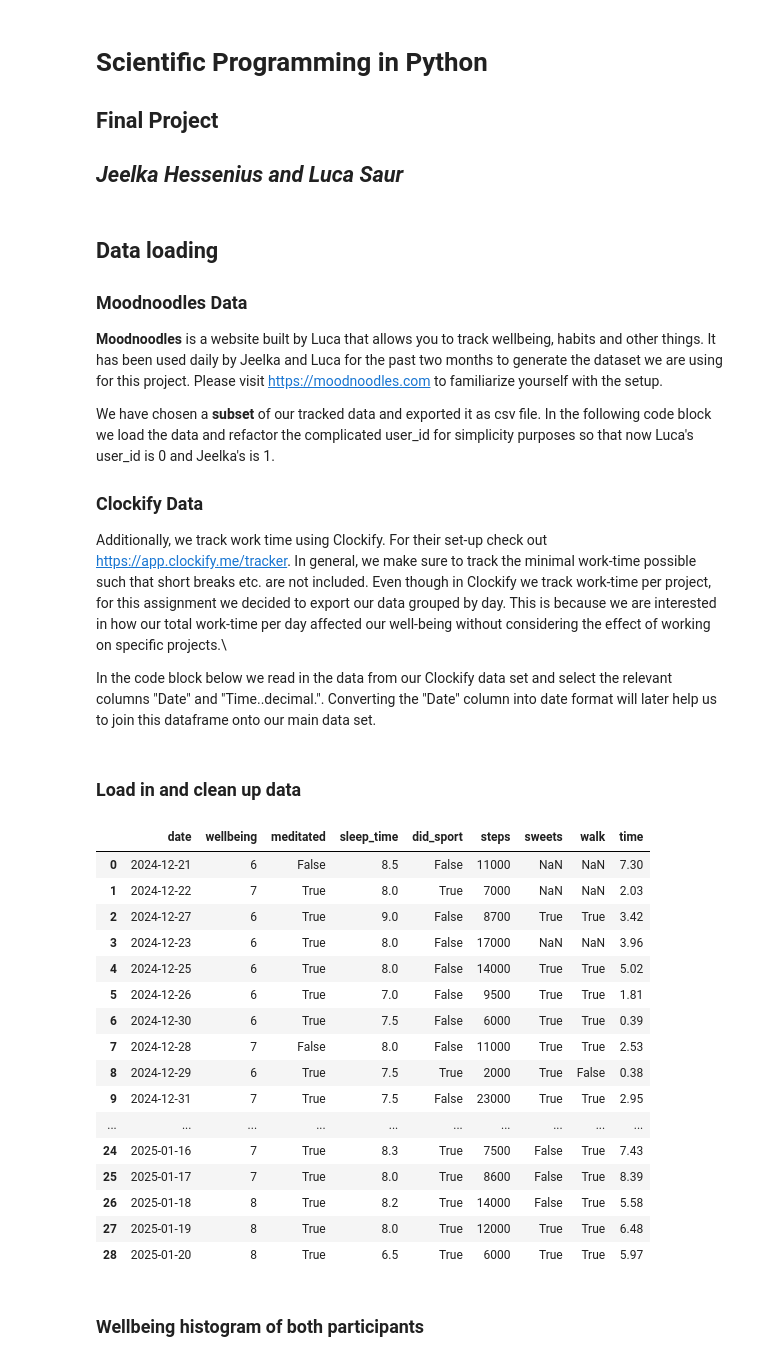
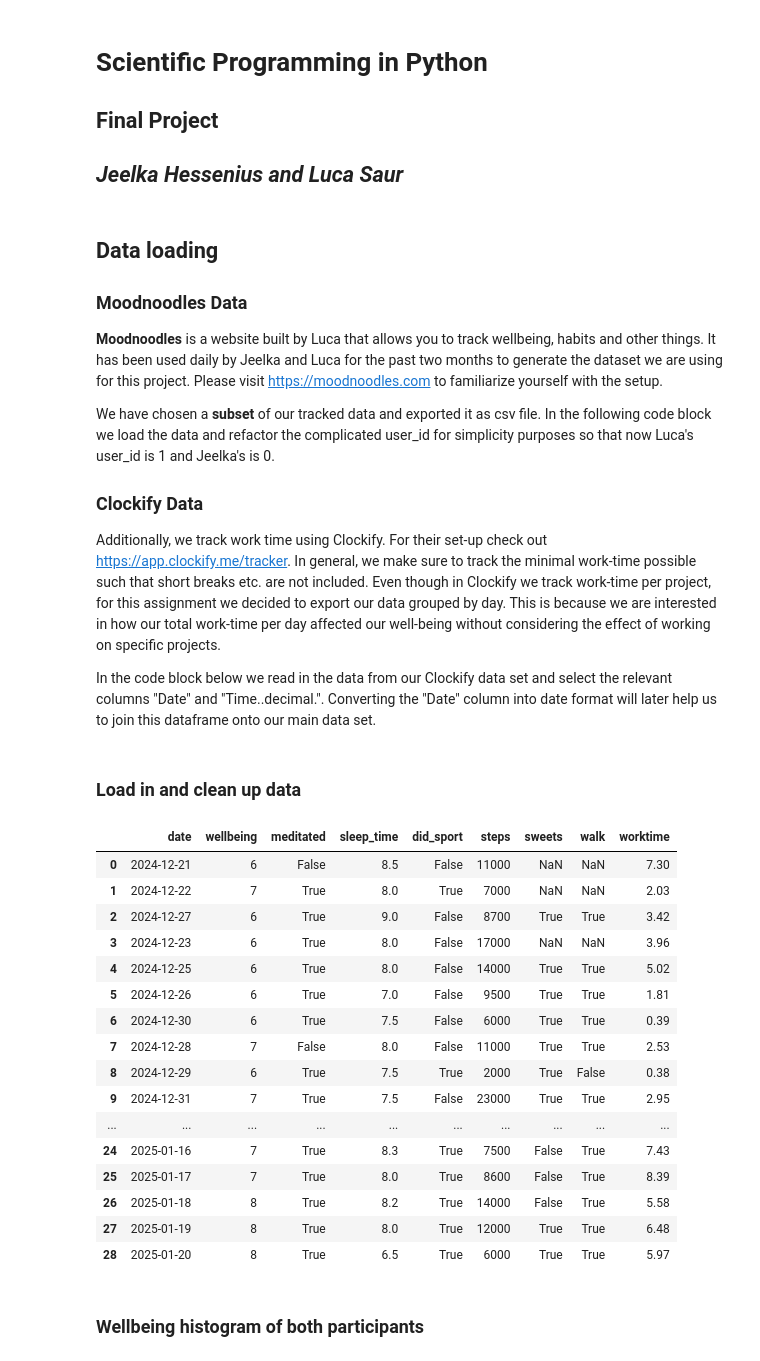
Before and after one commit to saurluca/scipy, a Jupyter notebook: start.ipynb, the cells around one changed output. Drawn from its saved outputs; the diff is of its cells as text; code cells hidden in the pictures.

Commit message:
rename time

```diff
--- a/start.ipynb
+++ b/start.ipynb
@@ -23,10 +23,10 @@ from sklearn.metrics import r2_score
 
 **Moodnoodles** is a website built by Luca that allows you to track wellbeing, habits and other things. It has been used daily by Jeelka and Luca for the past two months to generate the dataset we are using for this project. Please visit <https://moodnoodles.com> to familiarize yourself with the setup.
 
-We have chosen a **subset** of our tracked data and exported it as csv file. In the following code block we load the data and refactor the complicated user_id for simplicity purposes so that now Luca's user_id is 0 and Jeelka's is 1.
+We have chosen a **subset** of our tracked data and exported it as csv file. In the following code block we load the data and refactor the complicated user_id for simplicity purposes so that now Luca's user_id is 1 and Jeelka's is 0.
 ### Clockify Data
 
-Additionally, we track work time using Clockify. For their set-up check out <https://app.clockify.me/tracker>. In general, we make sure to track the minimal work-time possible such that short breaks etc. are not included. Even though in Clockify we track work-time per project, for this assignment we decided to export our data grouped by day. This is because we are interested in how our total work-time per day affected our well-being without considering the effect of working on specific projects.\
+Additionally, we track work time using Clockify. For their set-up check out <https://app.clockify.me/tracker>. In general, we make sure to track the minimal work-time possible such that short breaks etc. are not included. Even though in Clockify we track work-time per project, for this assignment we decided to export our data grouped by day. This is because we are interested in how our total work-time per day affected our well-being without considering the effect of working on specific projects.
 
 In the code block below we read in the data from our Clockify data set and select the relevant columns "Date" and "Time..decimal.". Converting the "Date" column into date format will later help us to join this dataframe onto our main data set.
 # %% [markdown]
@@ -44,37 +44,37 @@ df_wt_1 = pd.read_csv('data/worktime_luca.csv')
 # Also drop Amount column because we don't need it
 df_wt_0.drop(columns=['User', 'amount'], inplace=True)
 df_wt_1.drop(columns=['amount'], inplace=True)
 
 # drop time (h) because we use time decimal
 df_wt_0.drop(columns=['Time (h)'], inplace=True)
 df_wt_1.drop(columns=['Time (h)'], inplace=True)
 
-# Rename Date column to match date from wellbeing.csv and Time (decimal) to time
-df_wt_0.rename(columns={'Date': 'date', 'Time (decimal)': 'time'}, inplace=True)
-df_wt_1.rename(columns={'Date': 'date', 'Time (decimal)': 'time'}, inplace=True)
+# Rename Date column to match date from wellbeing.csv and Time (decimal) to worktime
+df_wt_0.rename(columns={'Date': 'date', 'Time (decimal)': 'worktime'}, inplace=True)
+df_wt_1.rename(columns={'Date': 'date', 'Time (decimal)': 'worktime'}, inplace=True)
 
 # convert all to datetime
 df['date'] = pd.to_datetime(df['date'], dayfirst=False)
 df_wt_0['date'] = pd.to_datetime(df_wt_0['date'], dayfirst=True)
 df_wt_1['date'] = pd.to_datetime(df_wt_1['date'], dayfirst=True)
 
 # convert uuid user_ids to binary (two people in this data set)
 df['user_id'] = df['user_id'].apply(lambda x: 0 if x in "e0e084c5-2308-4080-b217-90d5875fa312" else 1)
 df_0 = df[df['user_id'] == 0]
 df_1 = df[df['user_id'] == 1]
 
 # drop user_id in the dataframes, because it is implied by the dataframe used
 df_0 = df_0.drop(columns=['user_id'])
 df_1 = df_1.drop(columns=['user_id'])
 
 # merge worktime and wellbeing data for each person
 df_0 = df_0.merge(df_wt_0, on='date').reset_index(drop=True)
 df_1 = df_1.merge(df_wt_1, on='date').reset_index(drop=True)
 
 # show one data frame to inspect it
 df_1
 # %% [output]
-|  | date | wellbeing | meditated | sleep_time | did_sport | steps | sweets | walk | time |
+|  | date | wellbeing | meditated | sleep_time | did_sport | steps | sweets | walk | worktime |
 | 0 | 2024-12-21 | 6 | False | 8.5 | False | 11000 | NaN | NaN | 7.30 |
 | 1 | 2024-12-22 | 7 | True | 8.0 | True | 7000 | NaN | NaN | 2.03 |
 | 2 | 2024-12-27 | 6 | True | 9.0 | False | 8700 | True | True | 3.42 |
```
Also changed, not shown: parts of 8 cells of this notebook, 1 other file.
